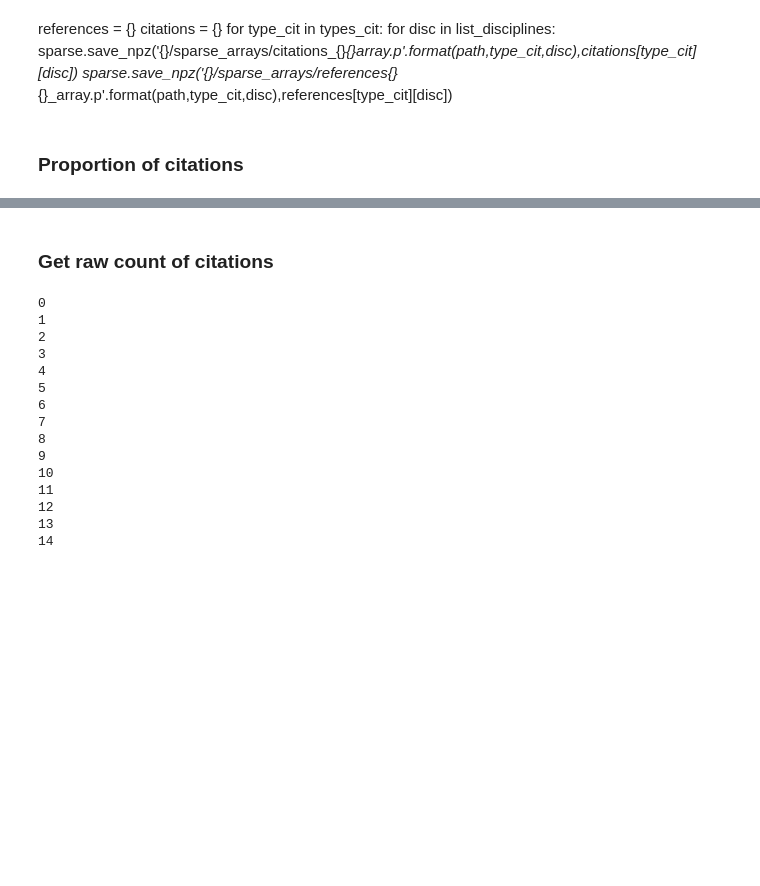
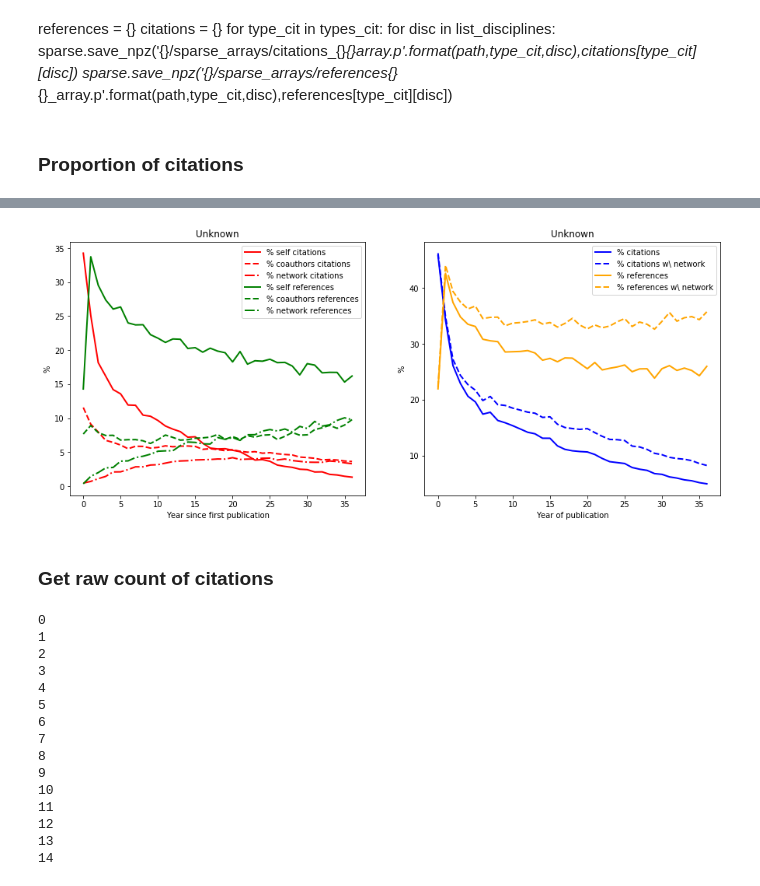
Before and after one commit to lamvin/SelfCitations, a Jupyter notebook: py/analyze_self_citations_year.ipynb, the cells around one changed output, grey strips where cells are left out. Saved outputs shown, nothing was run; the diff lists cells and outputs as text; code cells hidden in the pictures; blank space fills up the shorter version.

```diff
--- a/py/analyze_self_citations_year.ipynb
+++ b/py/analyze_self_citations_year.ipynb
@@ -136,0 +250,8 @@ for i in range(nb_disciplines):
+# %%
+disc_groups = {'Arts and Humanities':['Arts','Humanities'],
+              'Natural Sciences and Engineering':['Biology','Physics','Mathematics','Engineering and Technology','Earth and Space'],
+              'Social Sciences':['Social Sciences','Psychology','Professional Fields','Health'],
+             'Health Sciences':['Biomedical Research','Clinical Medicine']}
+# %%
+nb_groups = len(disc_groups)
+group_names = list(disc_groups.keys())
@@ -137,3 +367,83 @@ for i in range(nb_disciplines):
+# %%
+i = 14
+disc = list_disciplines[i]
+arrays_refs = {}
+arrays_cits = {}
+for type_cit in types_cit:
+    arrays_cits[type_cit] = sparse.load_npz('{}/arrays/citations_{}_{}_array_norm.npz'.format(path,type_cit,disc)).todense()
+    arrays_refs[type_cit] = sparse.load_npz('{}/arrays/references_{}_{}_array_norm.npz'.format(path,type_cit,disc)).todense()
+arrays_cits['self_net'] = sparse.load_npz('{}/arrays/citations_self_{}_network_array_norm.npz'.format(path,disc)).todense()
+arrays_refs['self_net'] = sparse.load_npz('{}/arrays/references_self_{}_network_array_norm.npz'.format(path,disc)).todense()
+total_refs = arrays_refs['self'] + arrays_refs['co'] + arrays_refs['others']
+total_cits =  arrays_cits['self'] + arrays_cits['co'] + arrays_cits['others']
+total_refs_cumul = np.sum(total_refs,axis=1)
+total_cits_cumul = np.sum(total_cits,axis=1)
+rows_refs = np.where(total_refs_cumul)[0]
+rows_cits = np.where(total_cits_cumul)[0]
+
+plot_types = ['self','co','self_net']
+stats_refs = {}
+stats_cits = {}
+
+for type_cit in plot_types:
+    arrays_refs[type_cit + '_perc_year'] = np.zeros(arrays_refs[type_cit].shape)
+    arrays_cits[type_cit + '_perc_year'] = np.zeros(arrays_cits[type_cit].shape)
+
+    idx_cits = total_cits.nonzero()
+    idx_refs = total_refs.nonzero()
+    arrays_refs[type_cit + '_perc_year'][idx_refs] = (arrays_refs[type_cit][idx_refs]/total_refs[idx_refs])*100
+    arrays_cits[type_cit + '_perc_year'][idx_cits] = (arrays_cits[type_cit][idx_cits]/total_cits[idx_cits])*100
+
+
+
+    count_cits = np.count_nonzero(total_cits,axis=0)
+    idx_count_cits = np.where(count_cits)[1]
+    stats_cits[type_cit + '_perc_year'] = np.zeros(nb_years)
+    stats_cits[type_cit + '_perc_year'][idx_count_cits] = np.divide(np.sum(arrays_cits[type_cit + '_perc_year'],axis=0)[idx_count_cits],
+                                                                   count_cits[0,idx_count_cits])
+
+
+    count_refs = np.count_nonzero(total_refs,axis=0)
+    idx_count_refs = np.where(count_refs)[1]
+    stats_refs[type_cit + '_perc_year'] = np.zeros(nb_years)
+    stats_refs[type_cit + '_perc_year'][idx_count_refs] = np.divide(np.sum(arrays_refs[type_cit + '_perc_year'],axis=0)[idx_count_refs],
+                                                                    count_refs[0,idx_count_refs])
+                                                            count_cits[0,idx_count_cits])
+
+
+plt.figure(figsize=(15,6))
+plt.subplot(121)
+plt.plot(stats_cits['self_perc_year'][:37],'r',label='% self citations',linewidth=2)
+plt.plot(stats_cits['co_perc_year'][:37],'r--',label='% coauthors citations',linewidth=2)
+plt.plot(stats_cits['self_net_perc_year'][:37],'r-.',label='% network citations',linewidth=2)
+plt.plot(stats_refs['self_perc_year'][:37],'g',label='% self references',linewidth=2)
+plt.plot(stats_refs['co_perc_year'][:37],'g--',label='% coauthors references',linewidth=2)
+plt.plot(stats_refs['self_net_perc_year'][:37],'g-.',label='% network references',linewidth=2)
+plt.title(disc)
+plt.ylabel('%')
+plt.xlabel('Year since first publication')
+plt.legend()
+
+
+plt.subplot(122)
+plt.plot(stats_cits['self_perc_year'][:37] + stats_cits['co_perc_year'][:37] ,'b',label='% citations',linewidth=2)
+plt.plot(stats_cits['self_perc_year'][:37] + stats_cits['co_perc_year'][:37] + stats_cits['self_net_perc_year'][:37],'b--',label='% citations w\\ network',linewidth=2)
+plt.plot(stats_refs['self_perc_year'][:37]+stats_refs['co_perc_year'][:37],'orange',label = '% references',linewidth=2)
+plt.plot(stats_refs['self_perc_year'][:37] + stats_refs['co_perc_year'][:37] + stats_refs['self_net_perc_year'][:37],color='orange',linestyle='--',label='% references w\\ network',linewidth=2)
+plt.title(disc)
+plt.ylabel('%')
+plt.xlabel('Year since first publication')
+plt.legend()
+
+
+
+plt.ylabel('%')
+plt.xlabel('Year of publication')
+plt.legend()
+out_path = path+'results/perc_w_network/'
+plt.show()
+# %% [output]
+[figure, added]
 # %% [markdown]
 ### Get raw count of citations
 # %%
```
Also changed, not shown: parts of 9 cells of this notebook, 5 other files.
